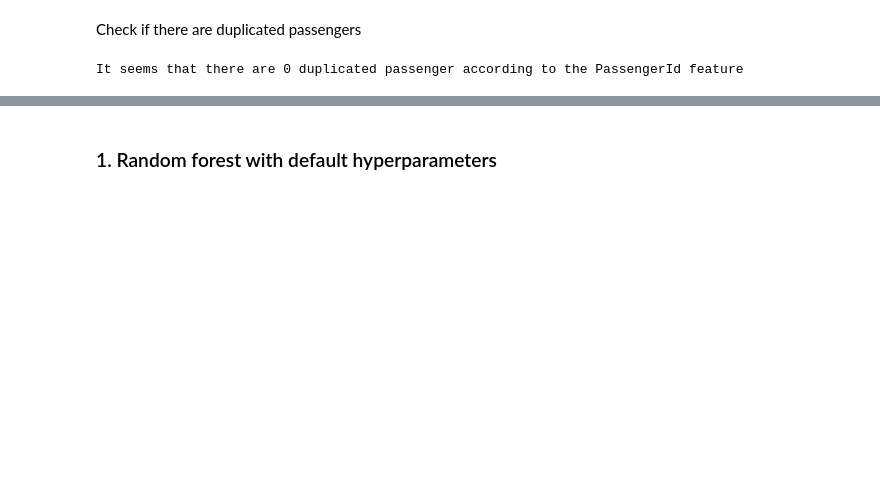
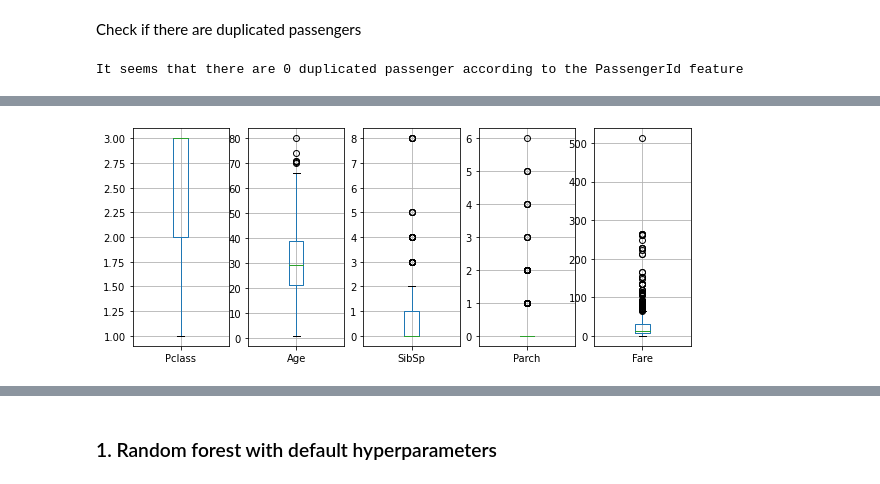
Before and after one commit to marfurt1/Random-Forest-Project_ana, a Jupyter notebook: src/explore.ipynb, the cells around one changed output, grey strips where cells are left out. Cells and saved outputs as stored; diff of their text form; code cells hidden in the pictures; blank space fills up the shorter version.

```diff
--- a/src/explore.ipynb
+++ b/src/explore.ipynb
@@ -169,0 +186,9 @@ Name: Survived, dtype: float64
+# %%
+# Perform univariate analysis - boxplots
+
+fig, ax = plt.subplots(1,5, figsize=(10,4))
+axs = ax.flatten()
+for i in range(len(axs)):
+    X_train._get_numeric_data().iloc[:,i].to_frame().boxplot(ax=axs[i]) # solo graficamos las col numericas que son 3
+# %% [output]
+[figure, added]
```
Also changed, not shown: parts of 66 cells of this notebook.
